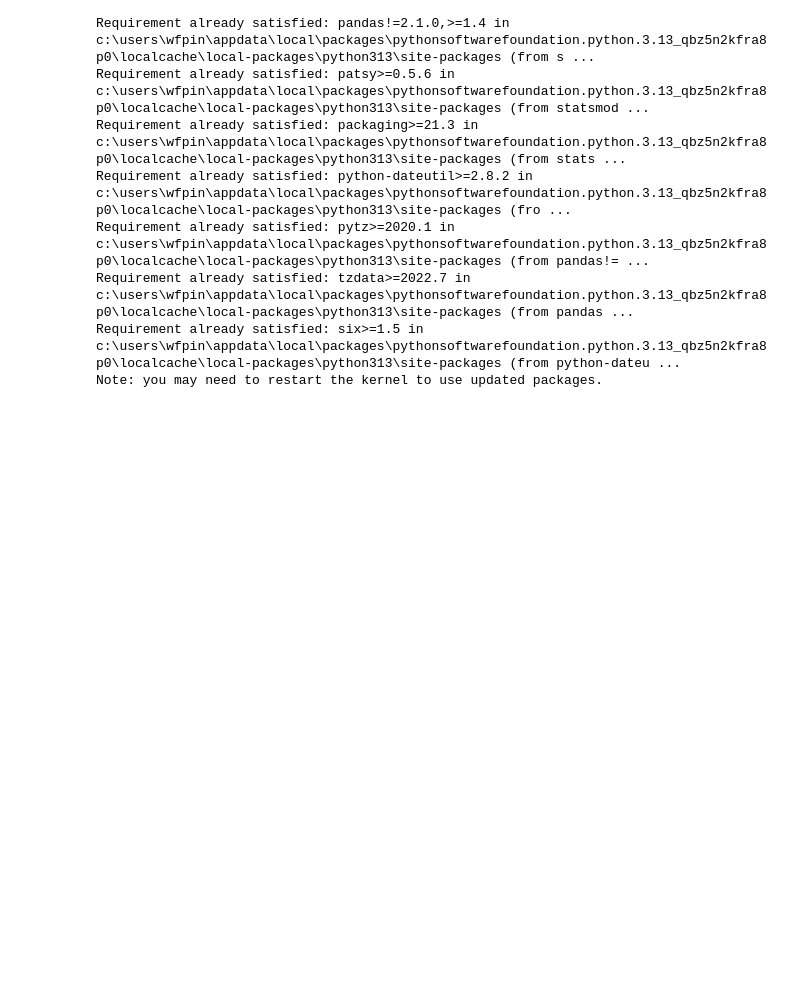
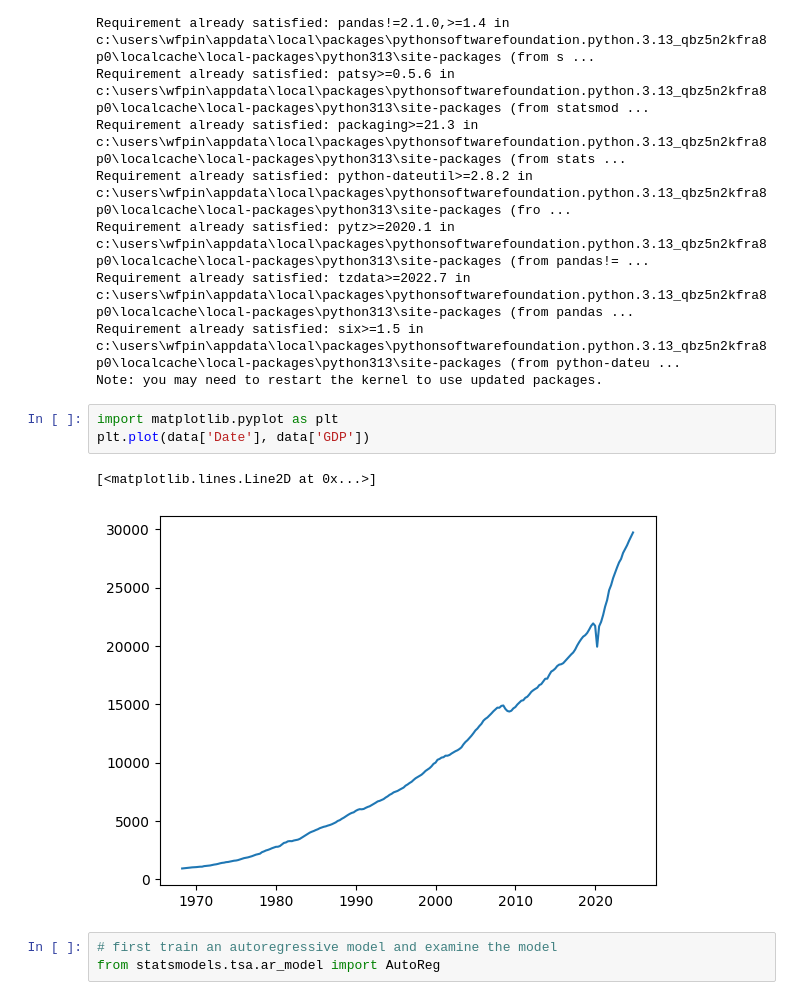
Before and after one commit to squilliam34/GDP, a Jupyter notebook: script.ipynb, the cells around one changed output. Drawn from its saved outputs; the diff is of its cells as text; blank space fills up the shorter version.

Commit message:
Implement autoregressive model

```diff
--- a/script.ipynb
+++ b/script.ipynb
@@ -290,3 +290,12 @@ Requirement already satisfied: pytz>=2020.1 in c:\users\wfpin\appdata\local\pack
 Requirement already satisfied: tzdata>=2022.7 in c:\users\wfpin\appdata\local\packages\pythonsoftwarefoundation.python.3.13_qbz5n2kfra8p0\localcache\local-packages\python313\site-packages (from pandas ...
 Requirement already satisfied: six>=1.5 in c:\users\wfpin\appdata\local\packages\pythonsoftwarefoundation.python.3.13_qbz5n2kfra8p0\localcache\local-packages\python313\site-packages (from python-dateu ...
 Note: you may need to restart the kernel to use updated packages.
+# %%
+import matplotlib.pyplot as plt
+plt.plot(data['Date'], data['GDP'])
+# %% [output]
+[<matplotlib.lines.Line2D at 0x...>]
+[figure, added]
+# %%
+# first train an autoregressive model and examine the model
+from statsmodels.tsa.ar_model import AutoReg
```
Also changed, not shown: parts of 1 cell of this notebook.
